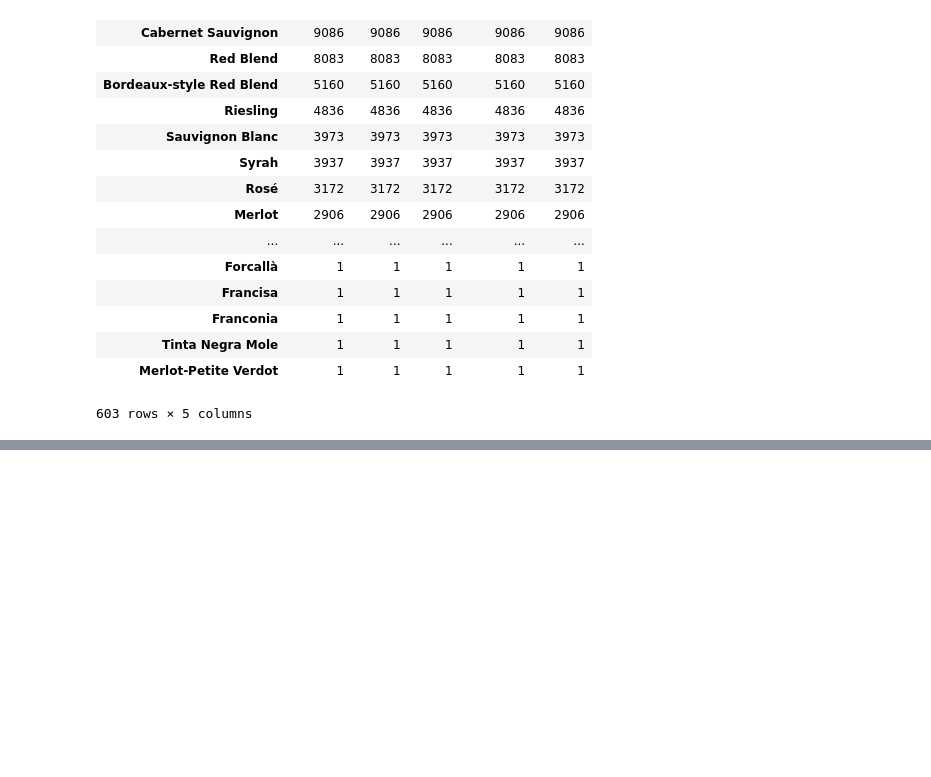
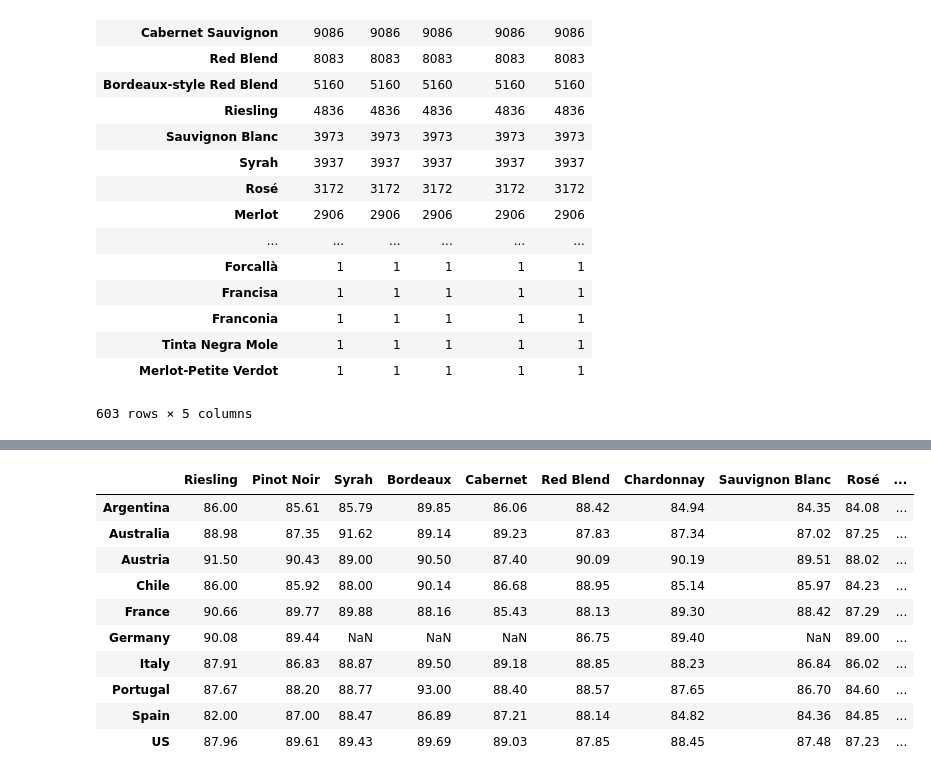
Before and after one commit to christer19/Wine_Analytics, a Jupyter notebook: Clean_data.ipynb, the cells around one changed output, grey strips where cells are left out. Saved outputs shown, nothing was run; the diff lists cells and outputs as text; code cells hidden in the pictures; blank space fills up the shorter version.

```diff
--- a/Clean_data.ipynb
+++ b/Clean_data.ipynb
@@ -364,0 +318,18 @@ ValueError: cannot copy sequence with size 12191 to array axis with dimension 6
+# %%
+ten_by_ten_data = "Datasets/varieties_by_country.csv"
+# %%
+ten_by_ten_data_df = pd.read_csv(ten_by_ten_data, index_col=0)
+# %%
+ten_by_ten_data_df.head(10)
+# %% [output]
+|  | Riesling | Pinot Noir | Syrah | Bordeaux | Cabernet | Red Blend | Chardonnay | Sauvignon Blanc | Rosé | ... |
+| Argentina | 86.00 | 85.61 | 85.79 | 89.85 | 86.06 | 88.42 | 84.94 | 84.35 | 84.08 | ... |
+| Australia | 88.98 | 87.35 | 91.62 | 89.14 | 89.23 | 87.83 | 87.34 | 87.02 | 87.25 | ... |
+| Austria | 91.50 | 90.43 | 89.00 | 90.50 | 87.40 | 90.09 | 90.19 | 89.51 | 88.02 | ... |
+| Chile | 86.00 | 85.92 | 88.00 | 90.14 | 86.68 | 88.95 | 85.14 | 85.97 | 84.23 | ... |
+| France | 90.66 | 89.77 | 89.88 | 88.16 | 85.43 | 88.13 | 89.30 | 88.42 | 87.29 | ... |
+| Germany | 90.08 | 89.44 | NaN | NaN | NaN | 86.75 | 89.40 | NaN | 89.00 | ... |
+| Italy | 87.91 | 86.83 | 88.87 | 89.50 | 89.18 | 88.85 | 88.23 | 86.84 | 86.02 | ... |
+| Portugal | 87.67 | 88.20 | 88.77 | 93.00 | 88.40 | 88.57 | 87.65 | 86.70 | 84.60 | ... |
+| Spain | 82.00 | 87.00 | 88.47 | 86.89 | 87.21 | 88.14 | 84.82 | 84.36 | 84.85 | ... |
+| US | 87.96 | 89.61 | 89.43 | 89.69 | 89.03 | 87.85 | 88.45 | 87.48 | 87.23 | ... |
```
Also changed, not shown: parts of 6 cells of this notebook, 1 other file.
